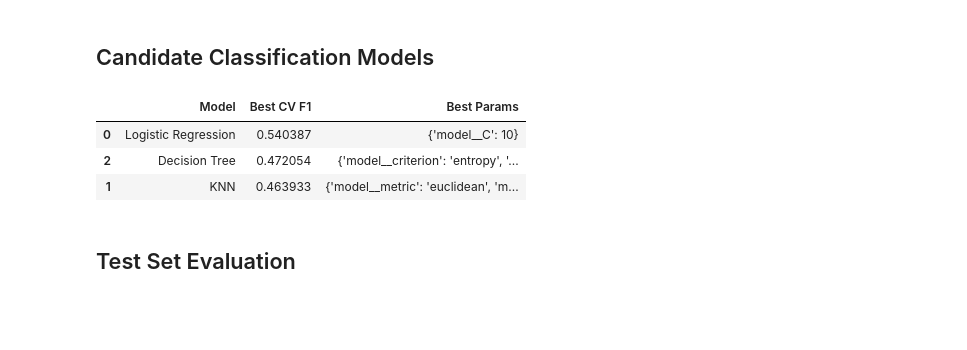
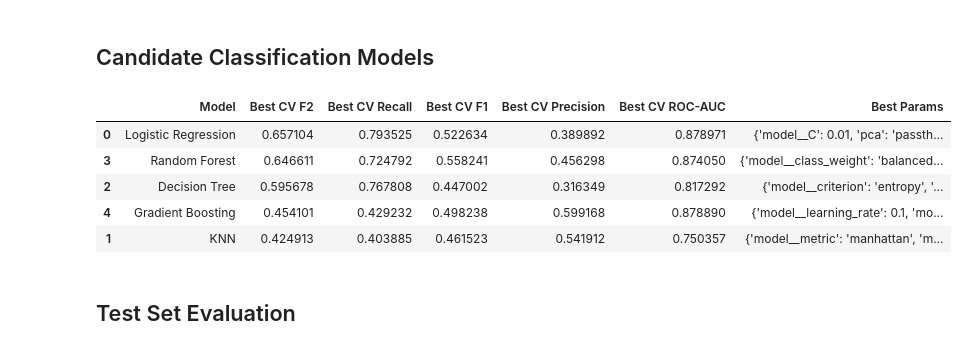
Before and after one commit to waterlemon7z/DataScience-customer-personality-analysis, a Jupyter notebook: classification.ipynb, the cells around one changed output. Cells and saved outputs as stored; diff of their text form; code cells hidden in the pictures; blank space fills up the shorter version.

```diff
--- a/classification.ipynb
+++ b/classification.ipynb
@@ -312,13 +312,15 @@ model_df = model_df[model_df['NumCatalogPurchases'] <= 8].copy()
 X = model_df.drop(columns=[target])
 y = model_df[target]
 
-categorical_features = ['Education', 'Marital_Status']
-numeric_features = [col for col in X.columns if col not in categorical_features]
+ordinal_features = ['Education']
+dropped_features = ['Marital_Status']
+numeric_features = [col for col in X.columns if col not in ordinal_features + dropped_features]
 
 print(X.shape, y.shape)
 print(y.value_counts())
 print('Numeric features:', numeric_features)
-print('Categorical features:', categorical_features)
+print('Ordinal features:', ordinal_features)
+print('Dropped features:', dropped_features)
 # %% [output]
 (2104, 16) (2104,)
 Response
@@ -401,22 +435,29 @@ weighted avg       0.74      0.86      0.80       421
 # %% [markdown]
 ## Candidate Classification Models
 # %%
+f2_scorer = make_scorer(fbeta_score, beta=2, zero_division=0)
+pca_options = ['passthrough', PCA(n_components=0.95, random_state=42)]
+
 model_configs = {
     'Logistic Regression': {
         'pipeline': Pipeline([
             ('preprocess', preprocessor),
-            ('model', LogisticRegression(max_iter=2000, class_weight='balanced', random_state=42)),
+            ('pca', 'passthrough'),
+            ('model', LogisticRegression(max_iter=3000, class_weight='balanced', random_state=42)),
         ]),
         'params': {
-            'model__C': [0.01, 0.1, 1, 10],
+            'pca': pca_options,
+            'model__C': [0.001, 0.01, 0.1, 1, 10],
         },
     },
     'KNN': {
         'pipeline': Pipeline([
             ('preprocess', preprocessor),
+            ('pca', 'passthrough'),
             ('model', KNeighborsClassifier()),
         ]),
         'params': {
+            'pca': pca_options,
             'model__n_neighbors': range(3, 32, 2),
             'model__weights': ['uniform', 'distance'],
             'model__metric': ['euclidean', 'manhattan'],
@@ -425,42 +466,89 @@ model_configs = {
     'Decision Tree': {
         'pipeline': Pipeline([
             ('preprocess', preprocessor),
+            ('pca', 'passthrough'),
             ('model', DecisionTreeClassifier(random_state=42, class_weight='balanced')),
         ]),
         'params': {
-            'model__max_depth': [3, 4, 5, 6, None],
-            'model__min_samples_leaf': [1, 5, 10, 20],
+            'pca': ['passthrough'],
+            'model__max_depth': [2, 3, 4, 5, 6, None],
+            'model__min_samples_leaf': [5, 10, 20, 30],
             'model__criterion': ['gini', 'entropy'],
+        },
+    },
+    'Random Forest': {
+        'pipeline': Pipeline([
+            ('preprocess', preprocessor),
+            ('pca', 'passthrough'),
+            ('model', RandomForestClassifier(random_state=42, n_jobs=-1)),
+        ]),
+        'params': {
+            'pca': ['passthrough'],
+            'model__n_estimators': [200, 400],
+            'model__max_depth': [3, 5, 8, None],
+            'model__min_samples_leaf': [5, 10, 20],
+            'model__class_weight': ['balanced', 'balanced_subsample'],
+        },
+    },
+    'Gradient Boosting': {
+        'pipeline': Pipeline([
+            ('preprocess', preprocessor),
+            ('pca', 'passthrough'),
+            ('model', GradientBoostingClassifier(random_state=42)),
+        ]),
+        'params': {
+            'pca': ['passthrough'],
+            'model__n_estimators': [100, 200],
+            'model__learning_rate': [0.03, 0.05, 0.1],
+            'model__max_depth': [2, 3],
+            'model__min_samples_leaf': [5, 10, 20],
+            'model__subsample': [0.8, 1.0],
         },
     },
 }
 
 best_models = {}
 cv_results = []
 
 for model_name, config in model_configs.items():
     grid_search = GridSearchCV(
         estimator=config['pipeline'],
         param_grid=config['params'],
-        scoring='f1',
+        scoring={
+            'f2': f2_scorer,
+            'recall': 'recall',
+            'f1': 'f1',
+            'precision': 'precision',
+            'roc_auc': 'roc_auc',
+        },
+        refit='f2',
         cv=cv,
         n_jobs=-1,
     )
     grid_search.fit(X_train, y_train)
     best_models[model_name] = grid_search.best_estimator_
+    best_idx = grid_search.best_index_
     cv_results.append({
         'Model': model_name,
-        'Best CV F1': grid_search.best_score_,
+        'Best CV F2': grid_search.cv_results_['mean_test_f2'][best_idx],
+        'Best CV Recall': grid_search.cv_results_['mean_test_recall'][best_idx],
+        'Best CV F1': grid_search.cv_results_['mean_test_f1'][best_idx],
+        'Best CV Precision': grid_search.cv_results_['mean_test_precision'][best_idx],
+        'Best CV ROC-AUC': grid_search.cv_results_['mean_test_roc_auc'][best_idx],
         'Best Params': grid_search.best_params_,
     })
 
-cv_results_df = pd.DataFrame(cv_results).sort_values('Best CV F1', ascending=False)
+cv_results_df = pd.DataFrame(cv_results).sort_values(
+    ['Best CV F2', 'Best CV Recall', 'Best CV F1'], ascending=False
+)
 cv_results_df
 # %% [output]
-|  | Model | Best CV F1 | Best Params |
-| 0 | Logistic Regression | 0.540387 | {'model__C': 10} |
-| 2 | Decision Tree | 0.472054 | {'model__criterion': 'entropy', '... |
-| 1 | KNN | 0.463933 | {'model__metric': 'euclidean', 'm... |
+|  | Model | Best CV F2 | Best CV Recall | Best CV F1 | Best CV Precision | Best CV ROC-AUC | Best Params |
+| 0 | Logistic Regression | 0.657104 | 0.793525 | 0.522634 | 0.389892 | 0.878971 | {'model__C': 0.01, 'pca': 'passth... |
+| 3 | Random Forest | 0.646611 | 0.724792 | 0.558241 | 0.456298 | 0.874050 | {'model__class_weight': 'balanced... |
+| 2 | Decision Tree | 0.595678 | 0.767808 | 0.447002 | 0.316349 | 0.817292 | {'model__criterion': 'entropy', '... |
+| 4 | Gradient Boosting | 0.454101 | 0.429232 | 0.498238 | 0.599168 | 0.878890 | {'model__learning_rate': 0.1, 'mo... |
+| 1 | KNN | 0.424913 | 0.403885 | 0.461523 | 0.541912 | 0.750357 | {'model__metric': 'manhattan', 'm... |
 # %% [markdown]
 ## Test Set Evaluation
 # %%
```
Also changed, not shown: parts of 7 cells of this notebook, 1 other file.
